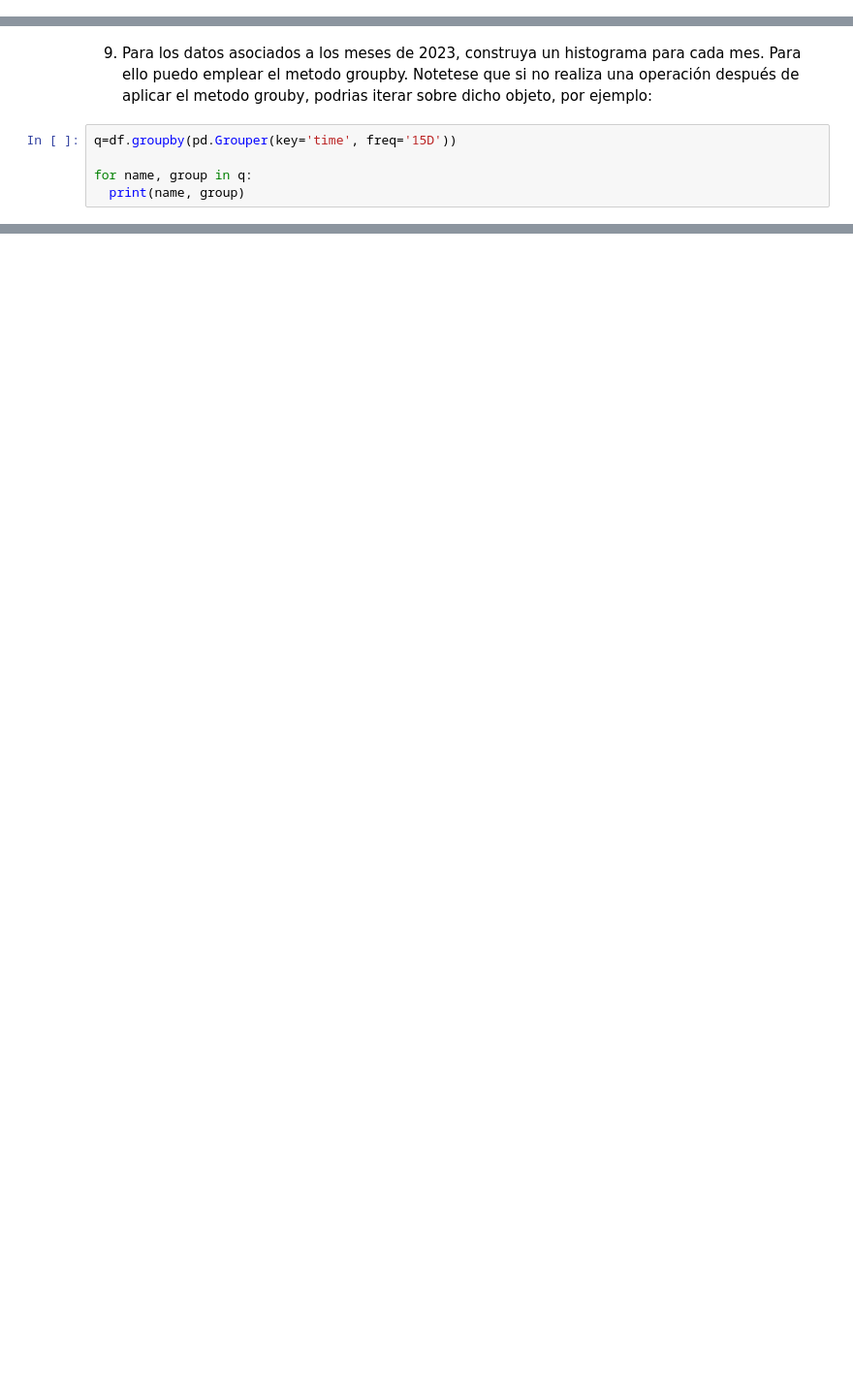
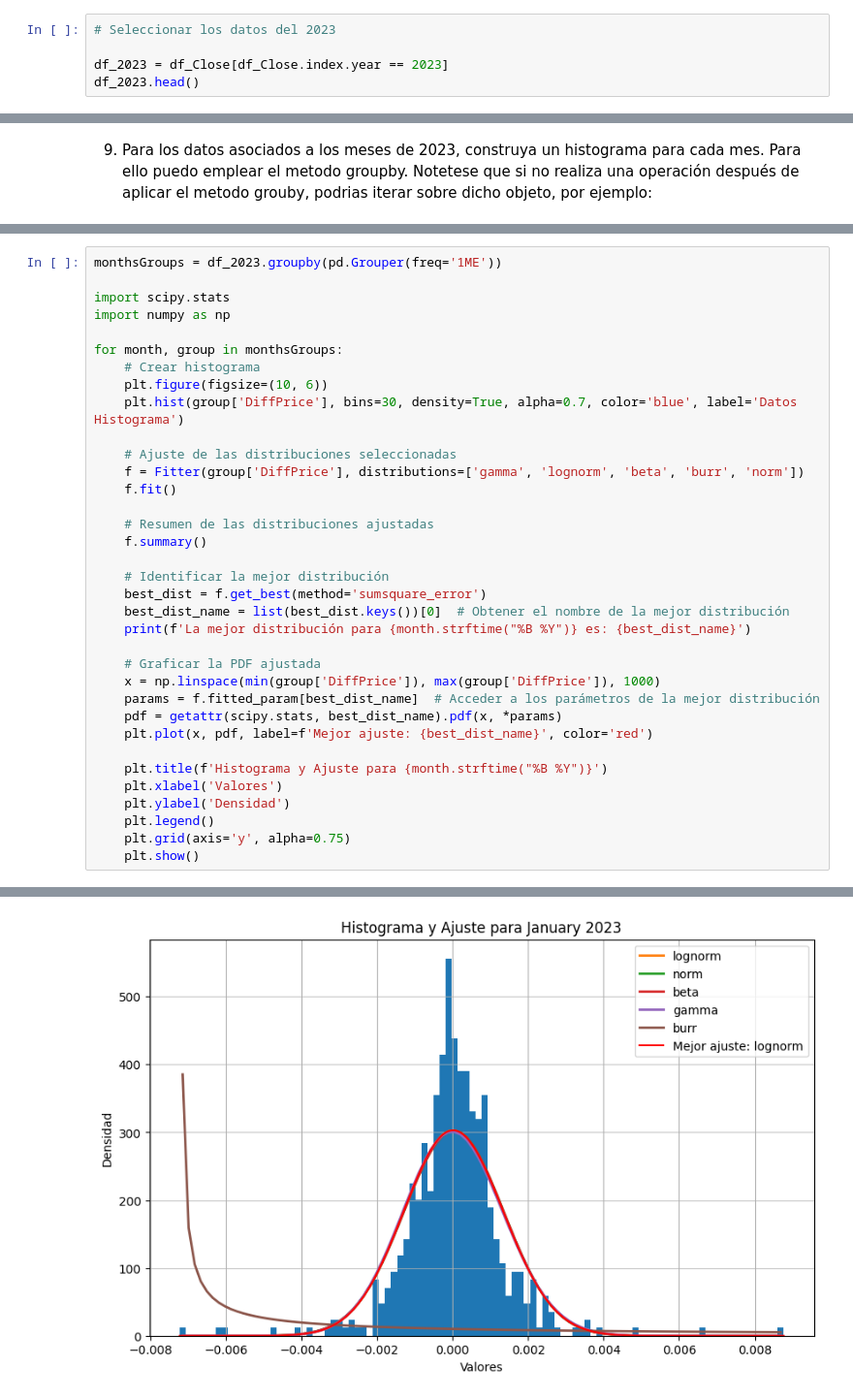
Before and after one commit to vaskiax/002_EstudiantesAprendizajeEstadistico, a Jupyter notebook: semestre2024-2/Estudiantes/Vergel_27/Lab01PandasHarold.ipynb, the cells around one changed output, grey strips where cells are left out. Shown: that part at 97% size. Drawn from its saved outputs; the diff is of its cells as text; blank space fills up the shorter version.

```diff
--- a/semestre2024-2/Estudiantes/Vergel_27/Lab01PandasHarold.ipynb
+++ b/semestre2024-2/Estudiantes/Vergel_27/Lab01PandasHarold.ipynb
@@ -163,3 +197,8 @@ Con el metodo get_distributions(), podemos ver todas las distribuciones estadist
 # %% [markdown]
 
 7. Para el data frame, seleccionemos solo los datos del 2023.
+# %%
+# Seleccionar los datos del 2023
+
+df_2023 = df_Close[df_Close.index.year == 2023]
+df_2023.head()
@@ -170,7 +258,2 @@ df.groupby(pd.Grouper(key='time', freq='15D')).mean()
 # %% [markdown]
 9. Para los datos asociados a los meses de 2023, construya un histograma para cada mes.  Para ello puedo emplear el metodo groupby. Notetese que si no  realiza una operación después de aplicar el metodo grouby, podrias iterar sobre dicho objeto, por ejemplo:
-# %%
-q=df.groupby(pd.Grouper(key='time', freq='15D'))
-
-for name, group in q:
-  print(name, group)
@@ -327,0 +260,36 @@ df2.groupby(pd.Grouper(freq='15D')).mean()
+# %%
+monthsGroups = df_2023.groupby(pd.Grouper(freq='1ME'))
+
+import scipy.stats
+import numpy as np
+
+for month, group in monthsGroups:
+    # Crear histograma
+    plt.figure(figsize=(10, 6))
+    plt.hist(group['DiffPrice'], bins=30, density=True, alpha=0.7, color='blue', label='Datos Histograma')
+
+    # Ajuste de las distribuciones seleccionadas
+    f = Fitter(group['DiffPrice'], distributions=['gamma', 'lognorm', 'beta', 'burr', 'norm'])
+    f.fit()
+
+    # Resumen de las distribuciones ajustadas
+    f.summary()
+
+    # Identificar la mejor distribución
+    best_dist = f.get_best(method='sumsquare_error')
+    best_dist_name = list(best_dist.keys())[0]  # Obtener el nombre de la mejor distribución
+    print(f'La mejor distribución para {month.strftime("%B %Y")} es: {best_dist_name}')
+
+    # Graficar la PDF ajustada
+    x = np.linspace(min(group['DiffPrice']), max(group['DiffPrice']), 1000)
+    params = f.fitted_param[best_dist_name]  # Acceder a los parámetros de la mejor distribución
+    pdf = getattr(scipy.stats, best_dist_name).pdf(x, *params)
+    plt.plot(x, pdf, label=f'Mejor ajuste: {best_dist_name}', color='red')
+
+    plt.title(f'Histograma y Ajuste para {month.strftime("%B %Y")}')
+    plt.xlabel('Valores')
+    plt.ylabel('Densidad')
+    plt.legend()
+    plt.grid(axis='y', alpha=0.75)
+    plt.show()
+# %% [output]
@@ -327,0 +302 @@ df2.groupby(pd.Grouper(freq='15D')).mean()
+[figure, added]
```
Also changed, not shown: parts of 53 cells of this notebook.
